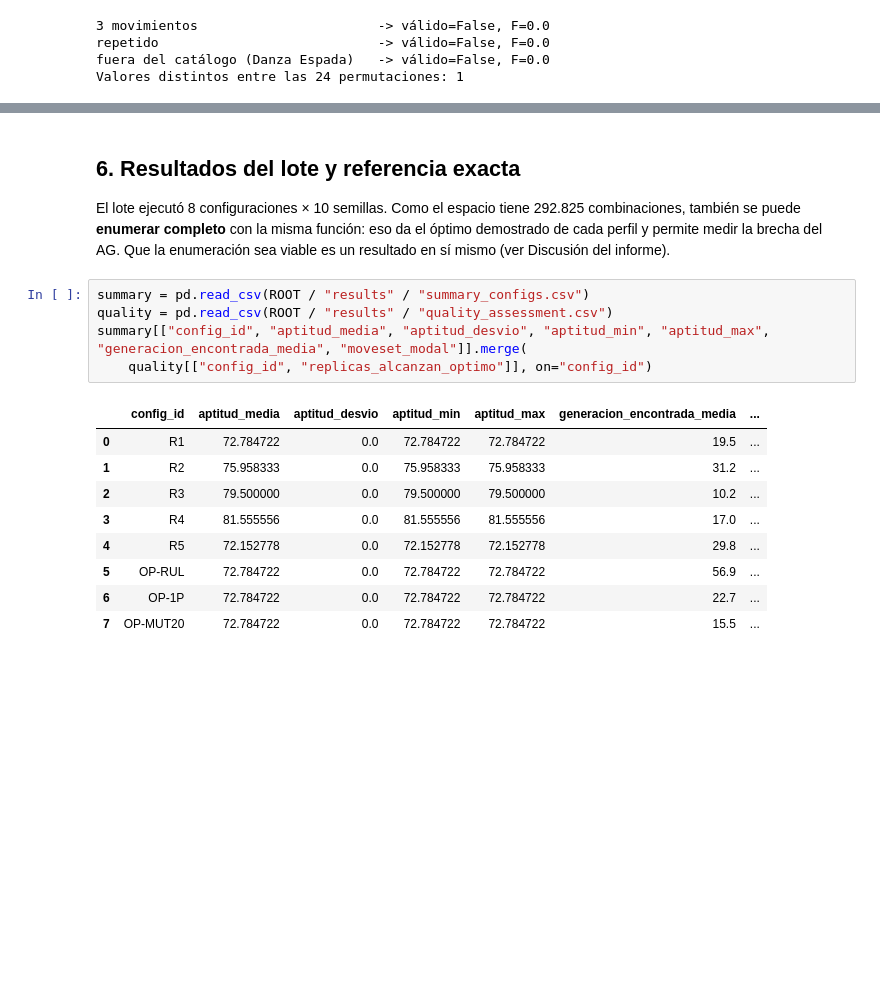
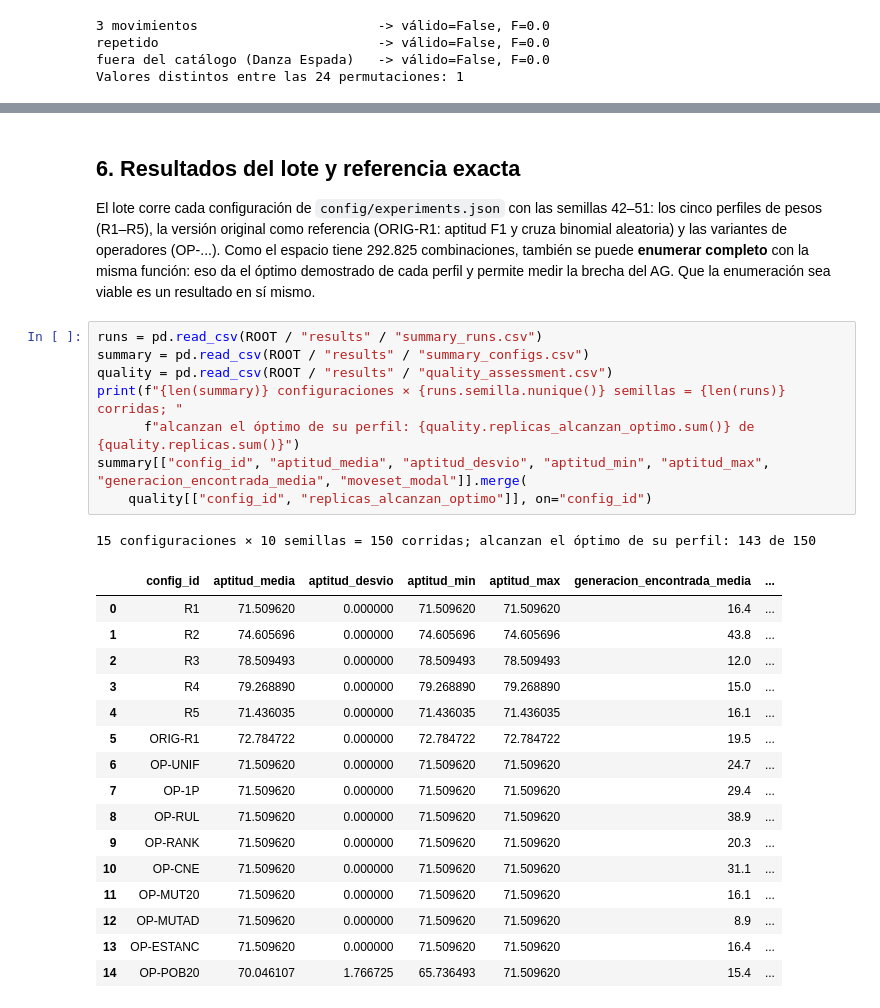
Before and after one commit to PabloV2003/tp2-charizard-ga, a Jupyter notebook: notebooks/tp2_charizard.ipynb, the cells around one changed output, grey strips where cells are left out. Cells and saved outputs as stored; diff of their text form; blank space fills up the shorter version.

```diff
--- a/notebooks/tp2_charizard.ipynb
+++ b/notebooks/tp2_charizard.ipynb
@@ -212,22 +244,35 @@ Mejor de la corrida: F = 72.784722 en la generación 7; evaluaciones solicitadas
 # %% [markdown]
 ## 6. Resultados del lote y referencia exacta
 
-El lote ejecutó 8 configuraciones × 10 semillas. Como el espacio tiene 292.825 combinaciones, también se
-puede **enumerar completo** con la misma función: eso da el óptimo demostrado de cada perfil y permite medir
-la brecha del AG. Que la enumeración sea viable es un resultado en sí mismo (ver Discusión del informe).
+El lote corre cada configuración de `config/experiments.json` con las semillas 42–51: los cinco perfiles de
+pesos (R1–R5), la versión original como referencia (ORIG-R1: aptitud F1 y cruza binomial aleatoria) y las
+variantes de operadores (OP-...). Como el espacio tiene 292.825 combinaciones, también se puede **enumerar
+completo** con la misma función: eso da el óptimo demostrado de cada perfil y permite medir la brecha del AG.
+Que la enumeración sea viable es un resultado en sí mismo.
 # %%
+runs = pd.read_csv(ROOT / "results" / "summary_runs.csv")
 summary = pd.read_csv(ROOT / "results" / "summary_configs.csv")
 quality = pd.read_csv(ROOT / "results" / "quality_assessment.csv")
+print(f"{len(summary)} configuraciones × {runs.semilla.nunique()} semillas = {len(runs)} corridas; "
+      f"alcanzan el óptimo de su perfil: {quality.replicas_alcanzan_optimo.sum()} de {quality.replicas.sum()}")
 summary[["config_id", "aptitud_media", "aptitud_desvio", "aptitud_min", "aptitud_max", "generacion_encontrada_media", "moveset_modal"]].merge(
     quality[["config_id", "replicas_alcanzan_optimo"]], on="config_id")
 # %% [output]
+15 configuraciones × 10 semillas = 150 corridas; alcanzan el óptimo de su perfil: 143 de 150
 |  | config_id | aptitud_media | aptitud_desvio | aptitud_min | aptitud_max | generacion_encontrada_media | ... |
-| 0 | R1 | 72.784722 | 0.0 | 72.784722 | 72.784722 | 19.5 | ... |
-| 1 | R2 | 75.958333 | 0.0 | 75.958333 | 75.958333 | 31.2 | ... |
-| 2 | R3 | 79.500000 | 0.0 | 79.500000 | 79.500000 | 10.2 | ... |
-| 3 | R4 | 81.555556 | 0.0 | 81.555556 | 81.555556 | 17.0 | ... |
-| 4 | R5 | 72.152778 | 0.0 | 72.152778 | 72.152778 | 29.8 | ... |
-| 5 | OP-RUL | 72.784722 | 0.0 | 72.784722 | 72.784722 | 56.9 | ... |
-| 6 | OP-1P | 72.784722 | 0.0 | 72.784722 | 72.784722 | 22.7 | ... |
-| 7 | OP-MUT20 | 72.784722 | 0.0 | 72.784722 | 72.784722 | 15.5 | ... |
+| 0 | R1 | 71.509620 | 0.000000 | 71.509620 | 71.509620 | 16.4 | ... |
+| 1 | R2 | 74.605696 | 0.000000 | 74.605696 | 74.605696 | 43.8 | ... |
+| 2 | R3 | 78.509493 | 0.000000 | 78.509493 | 78.509493 | 12.0 | ... |
+| 3 | R4 | 79.268890 | 0.000000 | 79.268890 | 79.268890 | 15.0 | ... |
+| 4 | R5 | 71.436035 | 0.000000 | 71.436035 | 71.436035 | 16.1 | ... |
+| 5 | ORIG-R1 | 72.784722 | 0.000000 | 72.784722 | 72.784722 | 19.5 | ... |
+| 6 | OP-UNIF | 71.509620 | 0.000000 | 71.509620 | 71.509620 | 24.7 | ... |
+| 7 | OP-1P | 71.509620 | 0.000000 | 71.509620 | 71.509620 | 29.4 | ... |
+| 8 | OP-RUL | 71.509620 | 0.000000 | 71.509620 | 71.509620 | 38.9 | ... |
+| 9 | OP-RANK | 71.509620 | 0.000000 | 71.509620 | 71.509620 | 20.3 | ... |
+| 10 | OP-CNE | 71.509620 | 0.000000 | 71.509620 | 71.509620 | 31.1 | ... |
+| 11 | OP-MUT20 | 71.509620 | 0.000000 | 71.509620 | 71.509620 | 16.1 | ... |
+| 12 | OP-MUTAD | 71.509620 | 0.000000 | 71.509620 | 71.509620 | 8.9 | ... |
+| 13 | OP-ESTANC | 71.509620 | 0.000000 | 71.509620 | 71.509620 | 16.4 | ... |
+| 14 | OP-POB20 | 70.046107 | 1.766725 | 65.736493 | 71.509620 | 15.4 | ... |
 # %%
```
Also changed, not shown: parts of 13 cells of this notebook, 16 other files.
